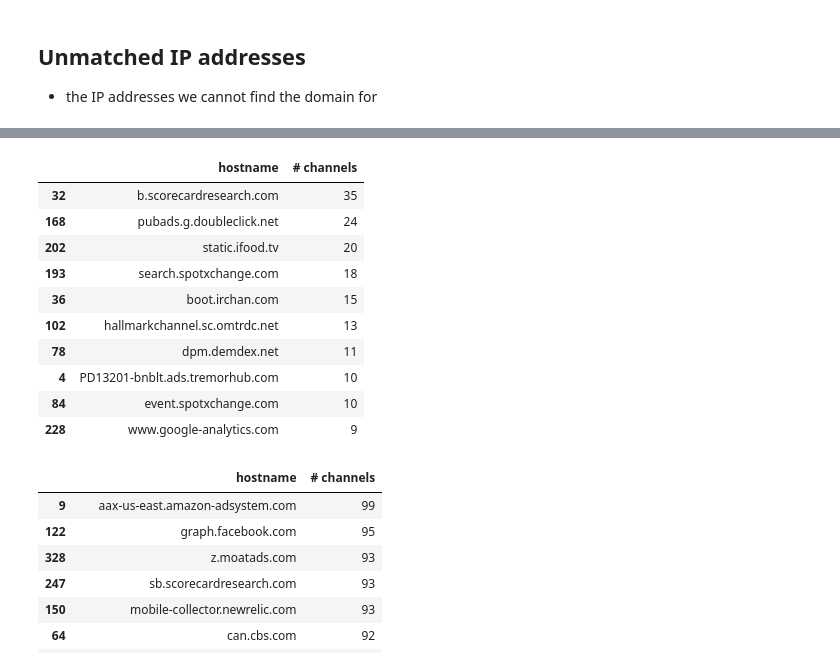
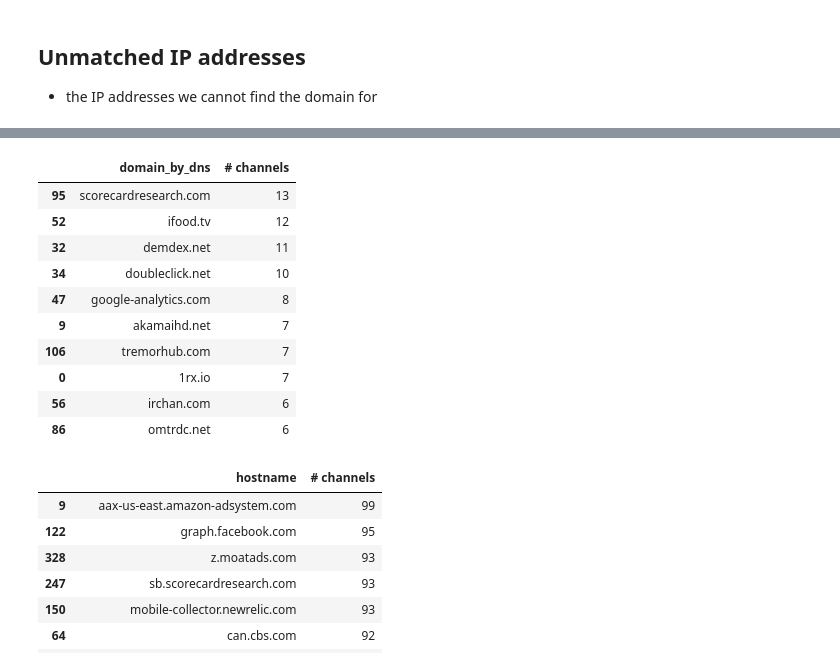
Before and after one commit to citp/ott-tracking, a Jupyter notebook: src/analysis/notebooks/TCP-Connections.ipynb, the cells around one changed output, grey strips where cells are left out. Saved outputs shown, nothing was run; the diff lists cells and outputs as text; code cells hidden in the pictures.

```diff
--- a/src/analysis/notebooks/TCP-Connections.ipynb
+++ b/src/analysis/notebooks/TCP-Connections.ipynb
@@ -5,27 +5,16 @@
 import numpy as np
 import pandas as pd
 from log_analysis import (get_domain_by_ip, load_timestamps_from_crawl_data,
-                          get_distinct_tcp_conns,
+                          get_distinct_tcp_conns, get_crawl_data_path,
                           load_dns_data, get_crawl_status, get_epoch)
 
 from os.path import isdir, join
 from datetime import datetime
 from glob import glob
+from tabulate import tabulate
+import seaborn as sns
 
-AMAZON_CRAWL = 'amazon-data-20190415-124534'
-ROKU_CRAWL = 'roku-data-20190412-122224'
-
-ROOT_CRAWL_DIR = '/mnt/iot-house/crawl-data/'
-if not isdir(ROOT_CRAWL_DIR):
-    # ROOT_CRAWL_DIR = '/media/gacar/Data/iot-house/crawl-data/'
-    ROOT_CRAWL_DIR = '/home/gacar/dev/smart-tv/data'
-
-crawl_data_dir_amazon = join(ROOT_CRAWL_DIR, AMAZON_CRAWL)
-crawl_data_dir_roku = join(ROOT_CRAWL_DIR, ROKU_CRAWL)
-
-crawl_data_dirs = {
-    "Amazon": crawl_data_dir_amazon,
-    "Roku": crawl_data_dir_roku,
-}
+ROKU_NO_MITM_CRAWL = 'roku-data-20190501-031836'
+crawl_data_dir_roku = get_crawl_data_path(ROKU_NO_MITM_CRAWL)
 # %%
 roku_crawl_results = get_crawl_status(crawl_data_dir_roku)
@@ -203,21 +218,21 @@ roku_tcp[~roku_tcp.hostname.str.contains("roku.com") & (roku_tcp.hostname != 'un
 # %%
-roku_tcp[~roku_tcp.hostname.str.contains("roku.com") &
+roku_tcp[~roku_tcp.domain_by_dns.str.contains("roku.com", na=False) &
          (roku_tcp["tcp_dstport"] == 80) &
-         (roku_tcp.hostname != 'unknown')].drop_duplicates(subset=["channel_name", "hostname"]).\
-    groupby(["hostname"]).size().reset_index(name="# channels").\
+         (roku_tcp.domain_by_dns != 'unknown')].drop_duplicates(subset=["channel_name", "domain_by_dns"]).\
+    groupby(["domain_by_dns"]).size().reset_index(name="# channels").\
     sort_values(by=['# channels'], ascending=False).head(10)
 # %% [output]
-|  | hostname | # channels |
-| 32 | b.scorecardresearch.com | 35 |
-| 168 | pubads.g.doubleclick.net | 24 |
-| 202 | static.ifood.tv | 20 |
-| 193 | search.spotxchange.com | 18 |
-| 36 | boot.irchan.com | 15 |
-| 102 | hallmarkchannel.sc.omtrdc.net | 13 |
-| 78 | dpm.demdex.net | 11 |
-| 4 | PD13201-bnblt.ads.tremorhub.com | 10 |
-| 84 | event.spotxchange.com | 10 |
-| 228 | www.google-analytics.com | 9 |
+|  | domain_by_dns | # channels |
+| 95 | scorecardresearch.com | 13 |
+| 52 | ifood.tv | 12 |
+| 32 | demdex.net | 11 |
+| 34 | doubleclick.net | 10 |
+| 47 | google-analytics.com | 8 |
+| 9 | akamaihd.net | 7 |
+| 106 | tremorhub.com | 7 |
+| 0 | 1rx.io | 7 |
+| 56 | irchan.com | 6 |
+| 86 | omtrdc.net | 6 |
 # %%
 amazon_tcp[
     ~amazon_tcp.hostname.str.contains("amazon.com") &
```
Also changed, not shown: parts of 35 cells of this notebook, 3 other files.
